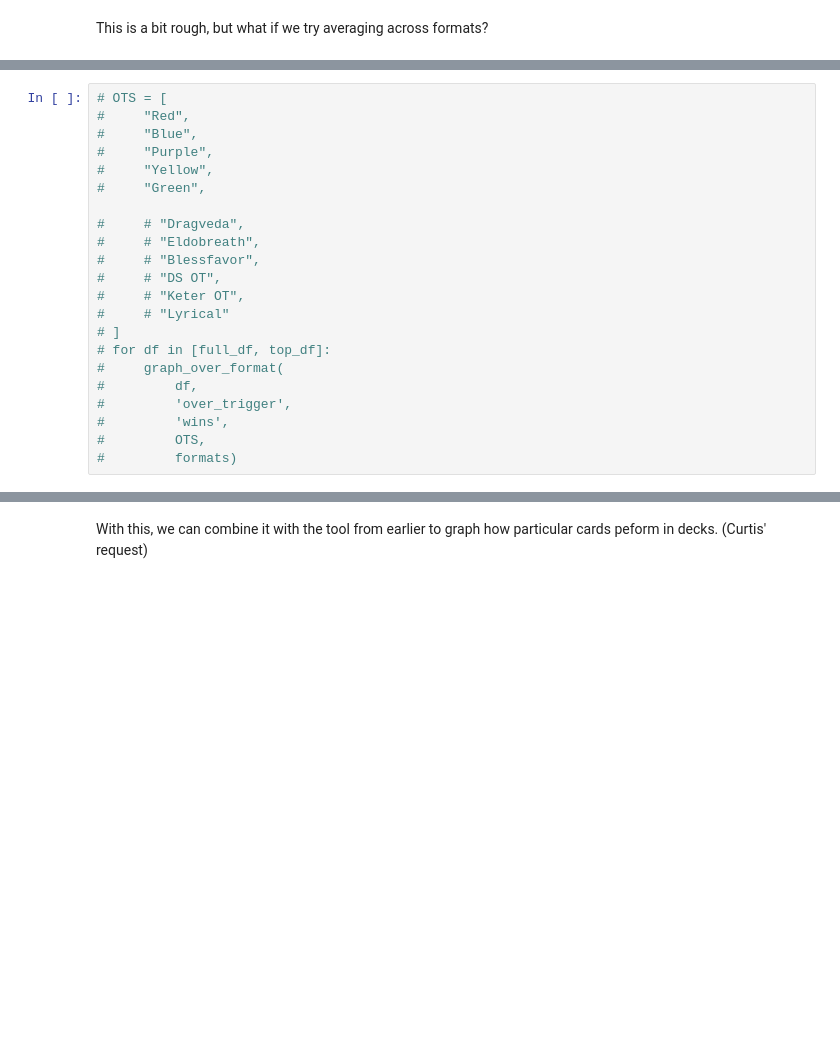
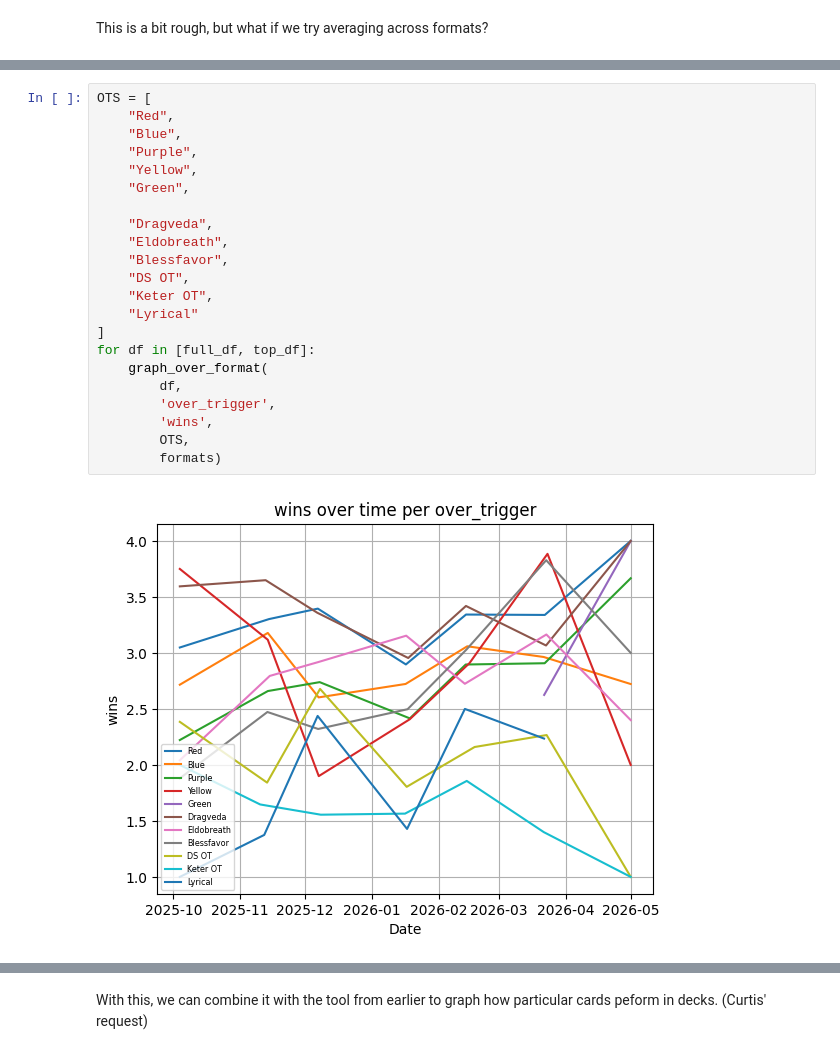
Before and after one commit to Silver-Sapphire/BCSanalysis, a Jupyter notebook: 06GraphingOverTime.ipynb, the cells around one changed output, grey strips where cells are left out. Drawn from its saved outputs; the diff is of its cells as text; blank space fills up the shorter version.

```diff
--- a/06GraphingOverTime.ipynb
+++ b/06GraphingOverTime.ipynb
@@ -98,22 +98,24 @@ formats = [
 # %%
-# OTS = [
-#     "Red",
-#     "Blue",
-#     "Purple",
-#     "Yellow",
-#     "Green",
+OTS = [
+    "Red",
+    "Blue",
+    "Purple",
+    "Yellow",
+    "Green",
 
-#     # "Dragveda",
-#     # "Eldobreath",
-#     # "Blessfavor",
-#     # "DS OT",
-#     # "Keter OT",
-#     # "Lyrical"
-# ]
-# for df in [full_df, top_df]:
-#     graph_over_format(
-#         df,
-#         'over_trigger',
-#         'wins',
-#         OTS,
-#         formats)
+    "Dragveda",
+    "Eldobreath",
+    "Blessfavor",
+    "DS OT",
+    "Keter OT",
+    "Lyrical"
+]
+for df in [full_df, top_df]:
+    graph_over_format(
+        df,
+        'over_trigger',
+        'wins',
+        OTS,
+        formats)
+# %% [output]
+[figure, added]
```
Also changed, not shown: parts of 8 cells of this notebook, 5 other files.
